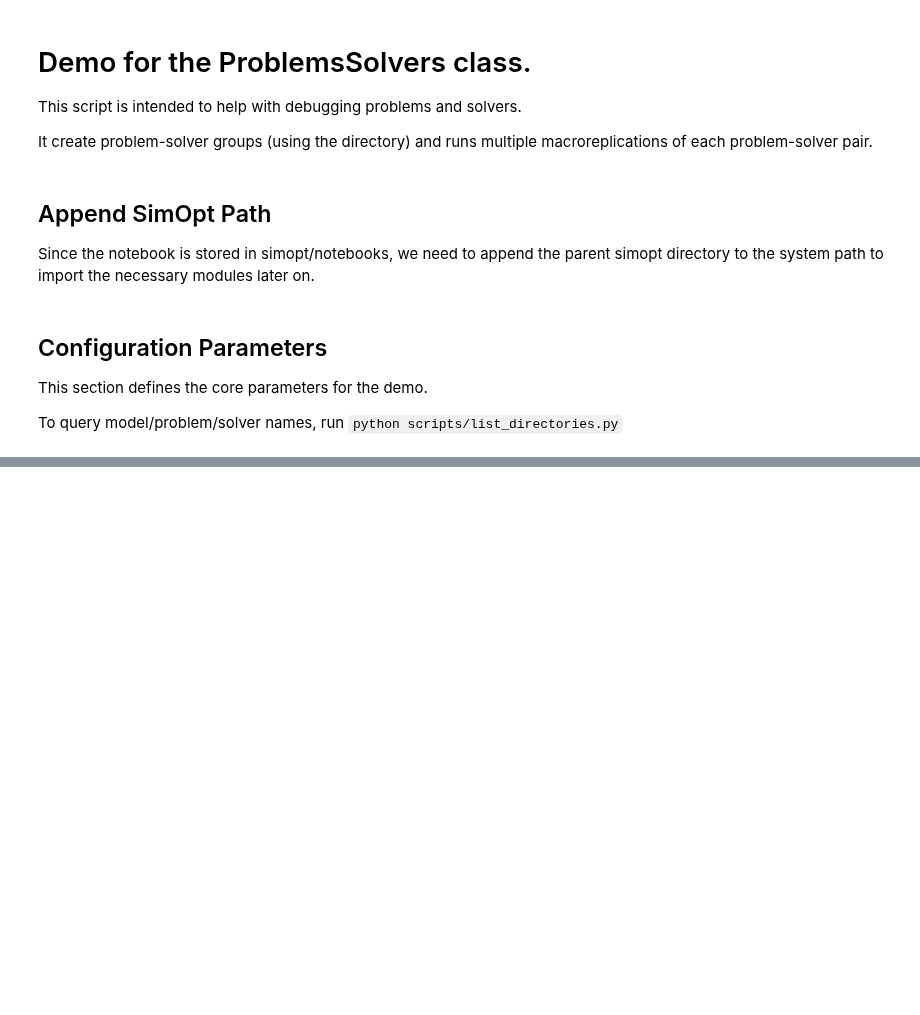
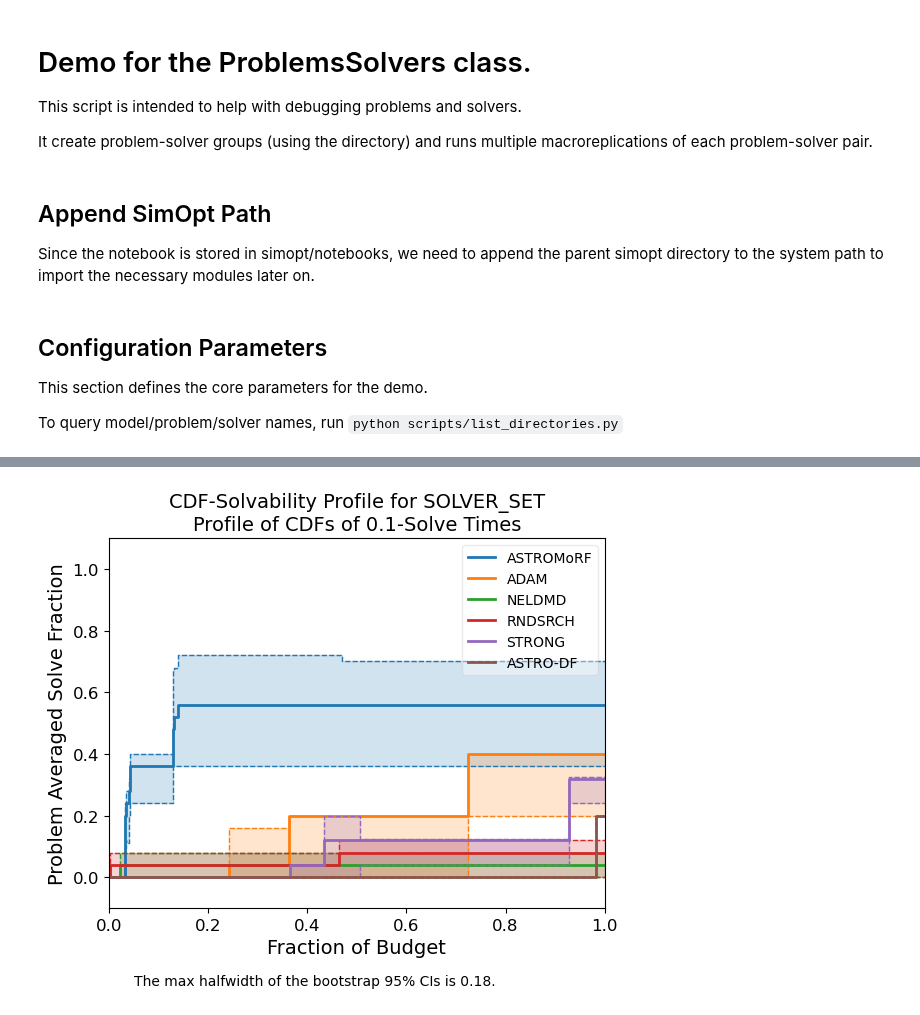
Before and after one commit to BenWRees/simopt, a Jupyter notebook: notebooks/demo_problems_solvers.ipynb, the cells around one changed output, grey strips where cells are left out. Saved outputs shown, nothing was run; the diff lists cells and outputs as text; code cells hidden in the pictures; blank space fills up the shorter version.

Commit message:
Restore notebooks/demo_problems_solvers.ipynb from recover-stash-20260123 (2026-01-23)

```diff
--- a/notebooks/demo_problems_solvers.ipynb
+++ b/notebooks/demo_problems_solvers.ipynb
@@ -22,9 +22,10 @@ This section defines the core parameters for the demo.
 To query model/problem/solver names, run `python scripts/list_directories.py`
 # %%
 # Specify the names of the solver(s) and problem(s) to test.
-solver_abbr_names = ["RNDSRCH", "ASTRODF", "NELDMD"]
-problem_abbr_names = ["CNTNEWS-1", "SAN-1"]
+solver_abbr_names = ["ASTROMORF", "ADAM", "NELDMD", "RNDSRCH", "STRONG", "ASTRODF"]
+# problem_abbr_names = ["NETWORK-1", "ROSENBROCK-1", "SAN-1","DYNAMNEWS-1", "IRONORECONT-1", "SSCONT-1"]
+problem_abbr_names = ["SAN-1", "NETWORK-1", "DYNAMNEWS-1", "ROSENBROCK-1", "SSCONT-1"]
 
-num_macroreps = 3
-num_postreps = 50
-num_postreps_init_opt = 50
+num_macroreps = 5
+num_postreps = 30
+num_postreps_init_opt = 30
@@ -32,8 +498,9 @@ num_postreps_init_opt = 50
 # Initialize an instance of the experiment class.
 from simopt.experiment_base import ProblemsSolvers
 
+
 mymetaexperiment = ProblemsSolvers(
-    solver_names=solver_abbr_names, problem_names=problem_abbr_names
+    experiments=experiments
 )
 
 # Write to log file.
@@ -53,19 +668,84 @@ mymetaexperiment.post_normalize(n_postreps_init_opt=num_postreps_init_opt)
 # %%
 # Produce basic plots.
+import matplotlib.pyplot as plt
+from IPython.display import Image, display
 
-from simopt.experiment_base import PlotType, plot_solvability_profiles
+from simopt.experiment_base import PlotType, plot_solvability_profiles, plot_budget_history, plot_fn_estimates, plot_progress_curves
 
 print("Plotting results...")
 
+ps_same_problem_dict = {}
+# take the experiments of mymetaexperiment and create a list of lists from ps_same_problem_list where each sublist contains all solvers for a given problem
+experiments_flattened = [ps for solver_experiments in mymetaexperiment.experiments for ps in solver_experiments]
+for exp in experiments_flattened:
+    if exp.problem.name not in ps_same_problem_dict:
+        ps_same_problem_dict[exp.problem.name] = []
+    ps_same_problem_dict[exp.problem.name].append(exp)
 
-def _print_path(plot_path: list[Path]) -> None:
-    print(f"Plot saved to {plot_path!s}")
+#turn the items of ps_same_problem_dict into a list of lists
+experiments_flattened = []
+for problem_name, ps_list in ps_same_problem_dict.items():
+    experiments_flattened.append(ps_list)
 
 
-_print_path(
+
+
+
+
+
+
+def _print_path_and_display(plot_paths: list[Path]) -> None:
+    for plot_path in plot_paths:
+        print(f"Plot saved to {plot_path!s}")
+        display(Image(filename=str(plot_path)))
+
+
+_print_path_and_display(
     plot_solvability_profiles(
         experiments=mymetaexperiment.experiments, plot_type=PlotType.CDF_SOLVABILITY
     )
 )
 
+
+for problem in experiments_flattened:
+    _print_path_and_display(
+        plot_progress_curves(
+            experiments=problem,
+            plot_type=PlotType.MEAN,
+            solver_set_name="ASTRO-DF and ASTROMoRF",
+            normalize=True,
+            allow_xstar_mismatch=True
+        )
+    )
+
+# mymetaexperiment.experiments is structured as experiments[solver_idx][problem_idx]
+# To plot all solvers for each problem, we need to transpose the structure
+n_solvers = len(mymetaexperiment.experiments)
+n_problems = len(mymetaexperiment.experiments[0]) if n_solvers > 0 else 0
+
+for prob_idx in range(n_problems):
+    # Collect all solvers for this problem
+    solvers_for_problem = [mymetaexperiment.experiments[solver_idx][prob_idx] for solver_idx in range(n_solvers)]
+
+    #get the terminal budget for each problem solver
+    [print(f"solver {s.solver.name} on problem {s.problem.name} has budget {[x[-1] for x in s.all_budget_history]}") for s in solvers_for_problem]
+
+    _print_path_and_display(
+        plot_fn_estimates(
+            experiments=solvers_for_problem,
+            plot_type=PlotType.FN_ESTIMATES_MEAN,
+            solver_set_name="ASTRO-DF and ASTROMoRF",
+            normalize=True,
+        )
+    )
+    _print_path_and_display(
+        plot_budget_history(
+            experiments=solvers_for_problem,
+            plot_type=PlotType.BUDGET_HISTORY_MEAN,
+            solver_set_name="ASTRO-DF and ASTROMoRF",
+            normalize=True
+        )
+    )
+
 print("Plotting complete!")
+# %% [output]
@@ -71,0 +754 @@ print("Plotting complete!")
+[figure, added]
```
Also changed, not shown: parts of 11 cells of this notebook.
